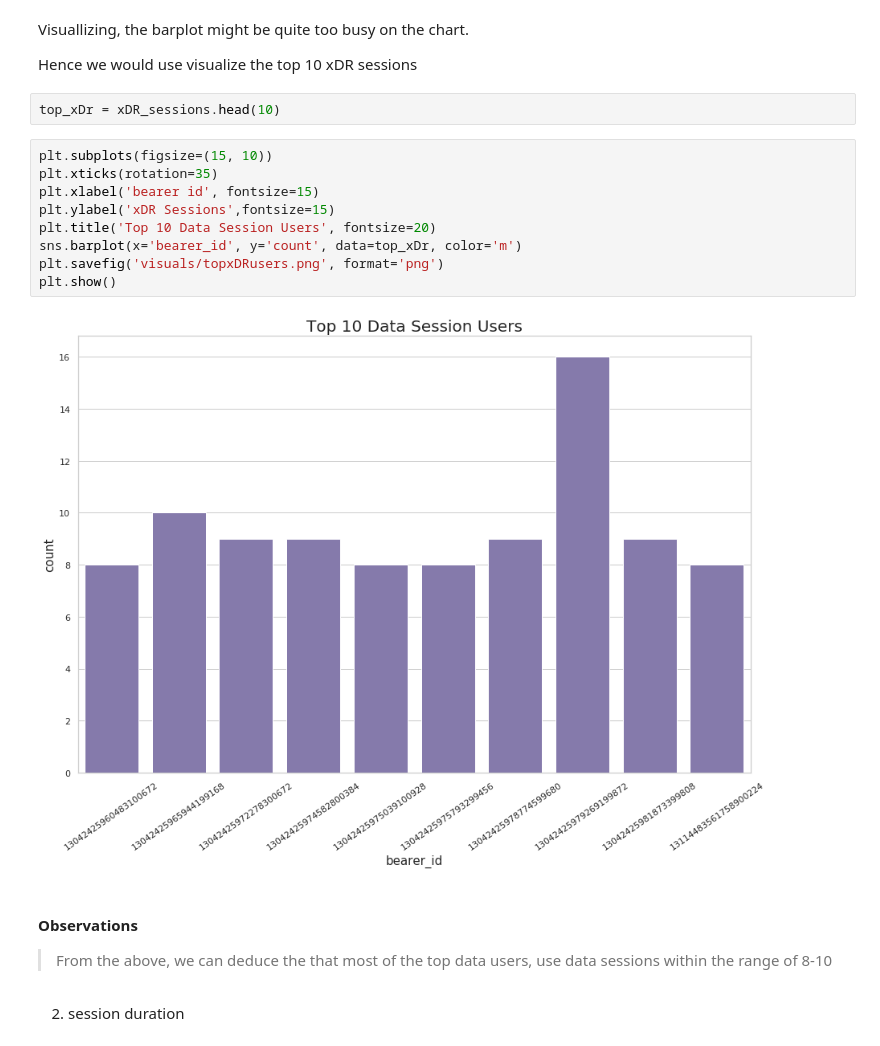
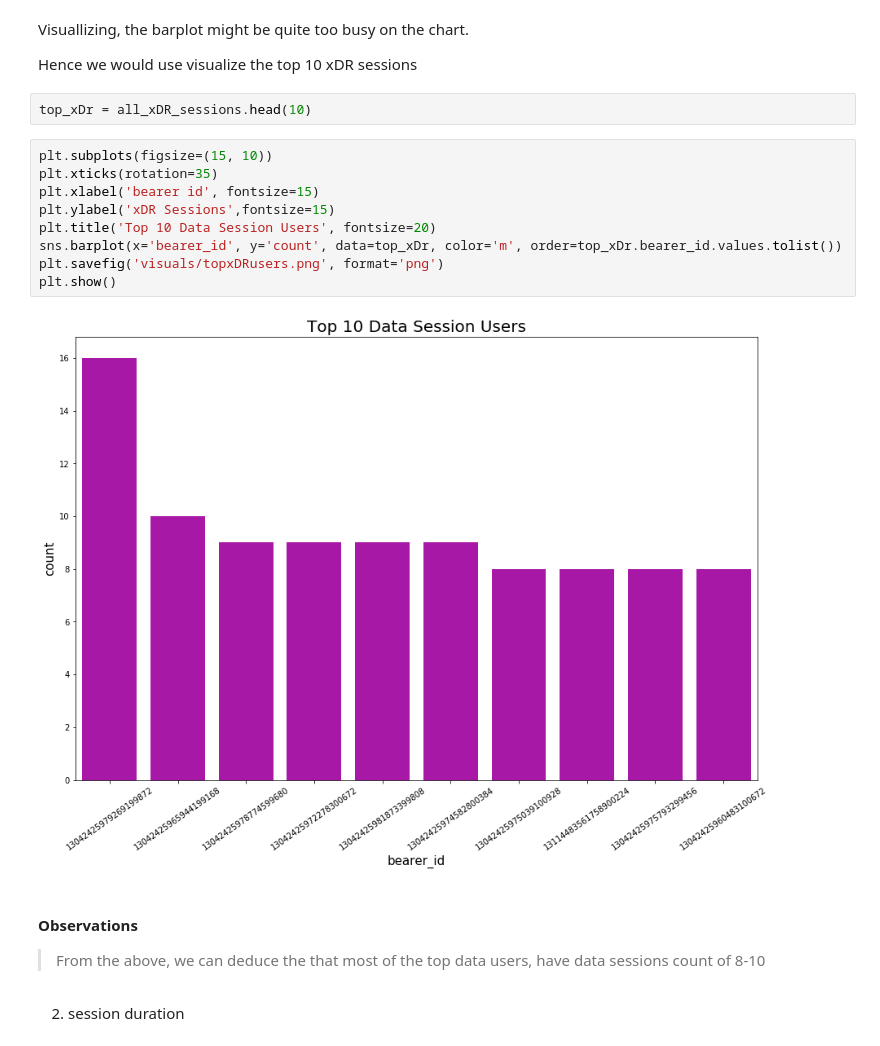
Before and after one commit to Patrick5455/tellco_user_analytics, a Jupyter notebook: analyis/user_overview.ipynb, the cells around one changed output. Drawn from its saved outputs; the diff is of its cells as text.

```diff
--- a/analyis/user_overview.ipynb
+++ b/analyis/user_overview.ipynb
@@ -770,21 +776,21 @@ Visuallizing, the barplot might be quite too busy on the chart.
 
 Hence we would use visualize the top 10 xDR sessions
 # %%
-top_xDr = xDR_sessions.head(10)
+top_xDr = all_xDR_sessions.head(10)
 # %%
 plt.subplots(figsize=(15, 10))
 plt.xticks(rotation=35)
 plt.xlabel('bearer id', fontsize=15)
 plt.ylabel('xDR Sessions',fontsize=15)
 plt.title('Top 10 Data Session Users', fontsize=20)
-sns.barplot(x='bearer_id', y='count', data=top_xDr, color='m')
+sns.barplot(x='bearer_id', y='count', data=top_xDr, color='m', order=top_xDr.bearer_id.values.tolist())
 plt.savefig('visuals/topxDRusers.png', format='png')
 plt.show()
 # %% [output]
-[figure, old version]
+[figure, new version]
 # %% [markdown]
 #### Observations
-> From the above, we can deduce the that most of the top data users, use data sessions within the range of 8-10
+> From the above, we can deduce the that most of the top data users, have data sessions count of 8-10
 # %% [markdown]
 2. session duration
 # %%
```
Also changed, not shown: parts of 67 cells of this notebook, 6 other files.
